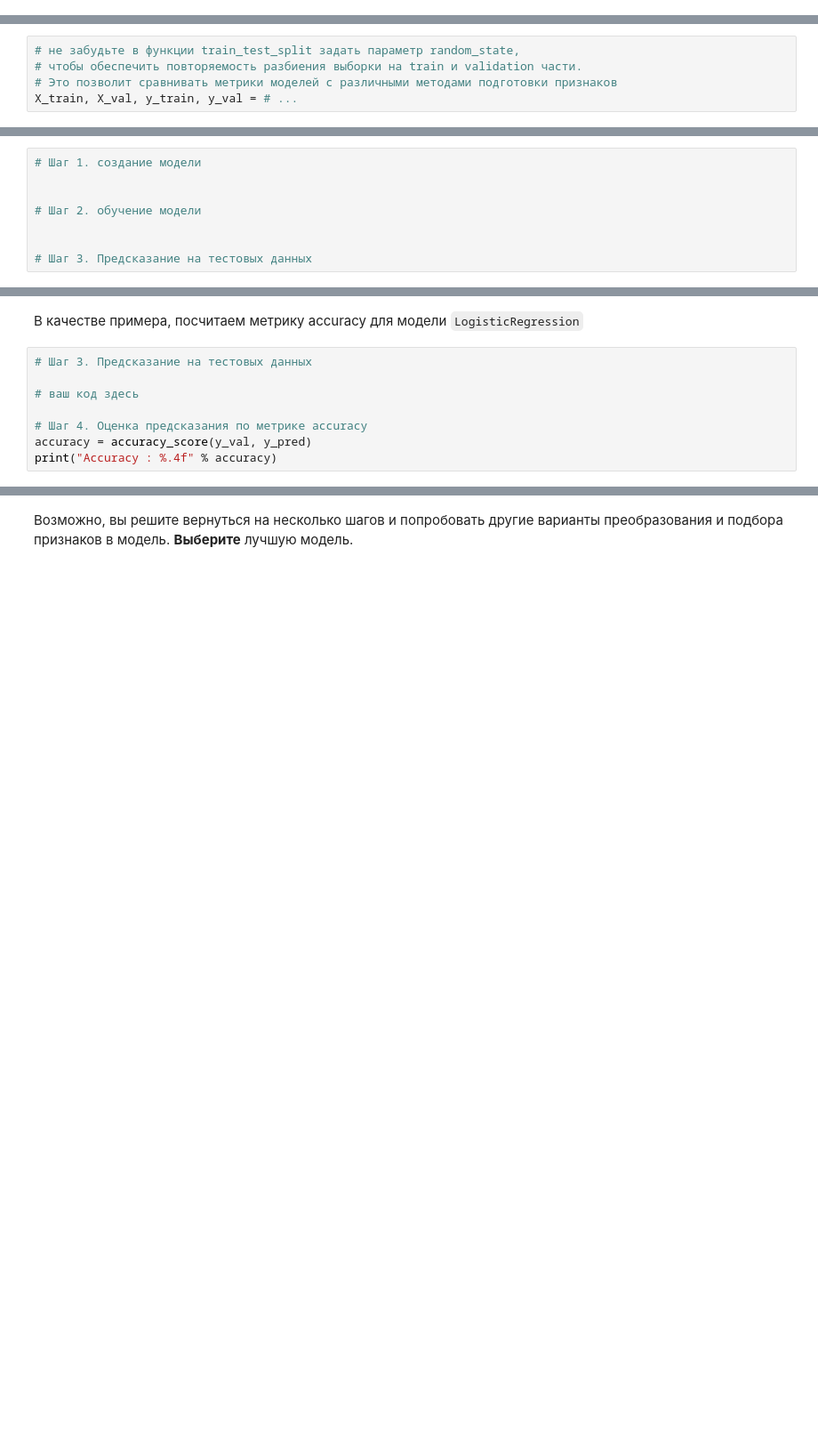
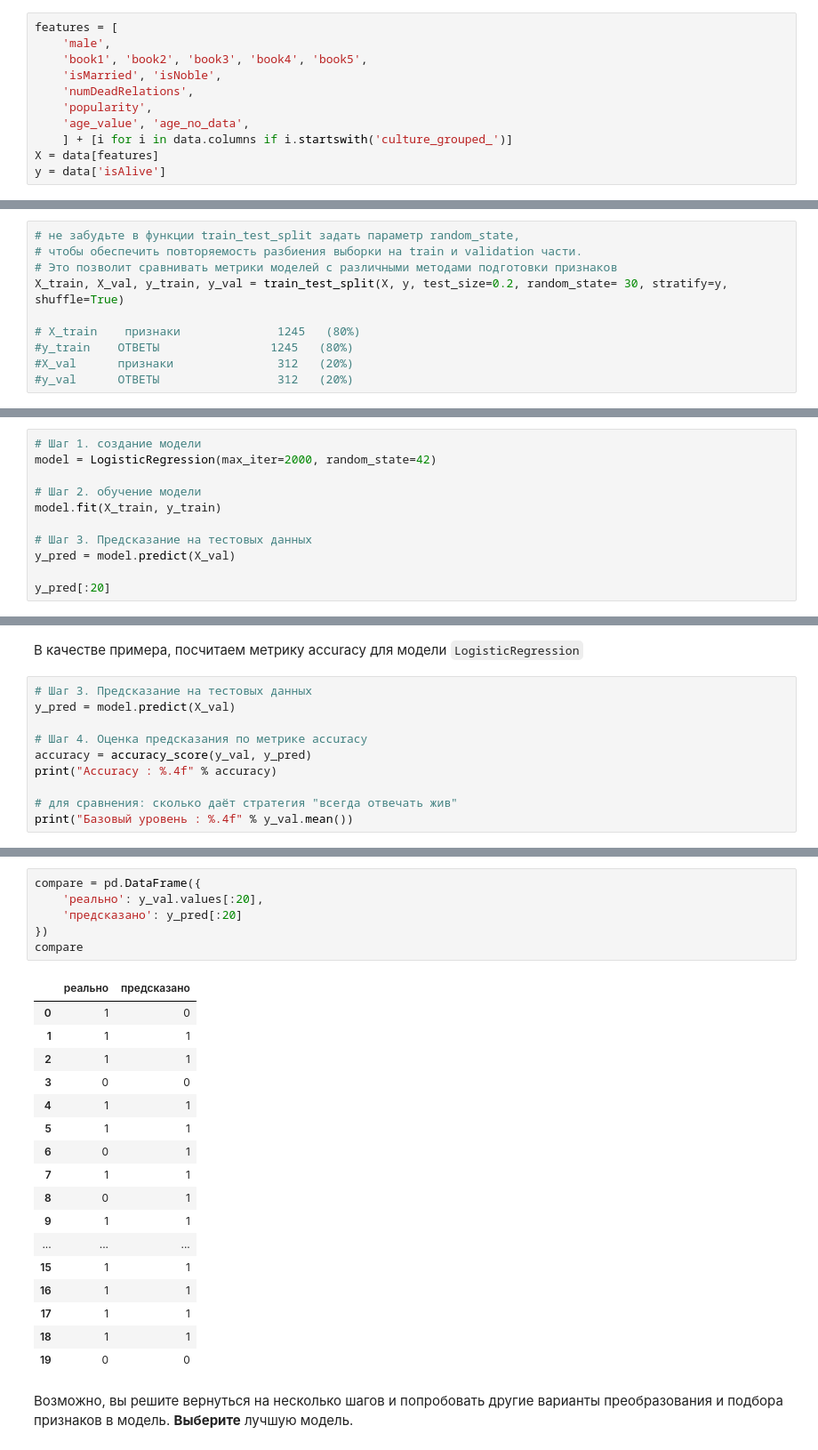
Before and after one commit to Artemidiy777/FPMI_ML, a Jupyter notebook: week_01_ml_intro/Homework/hw_1_game_of_thrones.ipynb, the cells around one changed output, grey strips where cells are left out. Shown at 89% size. Drawn from its saved outputs; the diff is of its cells as text; blank space fills up the shorter version.

```diff
--- a/week_01_ml_intro/Homework/hw_1_game_of_thrones.ipynb
+++ b/week_01_ml_intro/Homework/hw_1_game_of_thrones.ipynb
@@ -599,3 +669,14 @@ y = # ...
+# %%
+features = [
+    'male',
+    'book1', 'book2', 'book3', 'book4', 'book5',
+    'isMarried', 'isNoble',
+    'numDeadRelations',
+    'popularity',
+    'age_value', 'age_no_data',
+    ] + [i for i in data.columns if i.startswith('culture_grouped_')]
+X = data[features]
+y = data['isAlive']
 # %% [markdown]
 **Задание 1.10.** Разделите датасет обучащую и валидационные части (train и val) при помощи функции `train_test_split` (https://scikit-learn.org/stable/modules/generated/sklearn.model_selection.train_test_split.html)
 # %%
@@ -604,7 +689,12 @@ from sklearn.model_selection import train_test_split
 # не забудьте в функции train_test_split задать параметр random_state,
 # чтобы обеспечить повторяемость разбиения выборки на train и validation части.
 # Это позволит сравнивать метрики моделей с различными методами подготовки признаков
-X_train, X_val, y_train, y_val = # ...
+X_train, X_val, y_train, y_val = train_test_split(X, y, test_size=0.2, random_state= 30, stratify=y, shuffle=True)
+
+# X_train    признаки              1245   (80%)
+#y_train    ОТВЕТЫ                1245   (80%)
+#X_val      признаки               312   (20%)
+#y_val      ОТВЕТЫ                 312   (20%)
 # %% [markdown]
 ## Часть 2. Обучение моделей
 # %% [markdown]
@@ -635,8 +729,11 @@ from sklearn.linear_model import LogisticRegression
 # %%
 # Шаг 1. создание модели
-
+model = LogisticRegression(max_iter=2000, random_state=42)
 
 # Шаг 2. обучение модели
-
+model.fit(X_train, y_train)
 
 # Шаг 3. Предсказание на тестовых данных
+y_pred = model.predict(X_val)
+
+y_pred[:20]
@@ -658,9 +757,11 @@ from sklearn.metrics import accuracy_score
 В качестве примера, посчитаем метрику accuracy для модели `LogisticRegression`
 # %%
 # Шаг 3. Предсказание на тестовых данных
-
-# ваш код здесь
+y_pred = model.predict(X_val)
 
 # Шаг 4. Оценка предсказания по метрике accuracy
 accuracy = accuracy_score(y_val, y_pred)
 print("Accuracy : %.4f" % accuracy)
+
+# для сравнения: сколько даёт стратегия "всегда отвечать жив"
+print("Базовый уровень : %.4f" % y_val.mean())
@@ -667,3 +806,27 @@ print("Accuracy : %.4f" % accuracy)
+# %%
+compare = pd.DataFrame({
+    'реально': y_val.values[:20],
+    'предсказано': y_pred[:20]
+})
+compare
+# %% [output]
+|  | реально | предсказано |
+| 0 | 1 | 0 |
+| 1 | 1 | 1 |
+| 2 | 1 | 1 |
+| 3 | 0 | 0 |
+| 4 | 1 | 1 |
+| 5 | 1 | 1 |
+| 6 | 0 | 1 |
+| 7 | 1 | 1 |
+| 8 | 0 | 1 |
+| 9 | 1 | 1 |
+| ... | ... | ... |
+| 15 | 1 | 1 |
+| 16 | 1 | 1 |
+| 17 | 1 | 1 |
+| 18 | 1 | 1 |
+| 19 | 0 | 0 |
 # %% [markdown]
 Возможно, вы решите вернуться на несколько шагов и попробовать другие варианты преобразования и подбора признаков в модель. **Выберите** лучшую модель.
 # %% [markdown]
```
Also changed, not shown: parts of 32 cells of this notebook, 4 other files.
